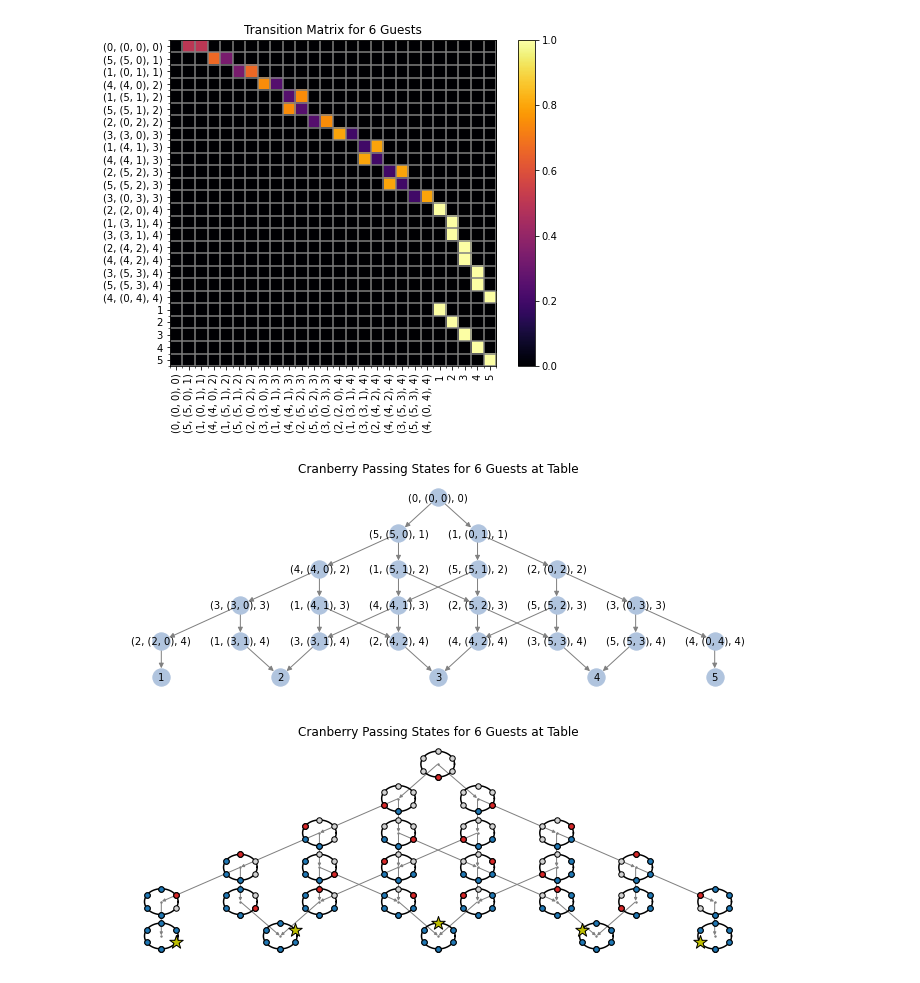
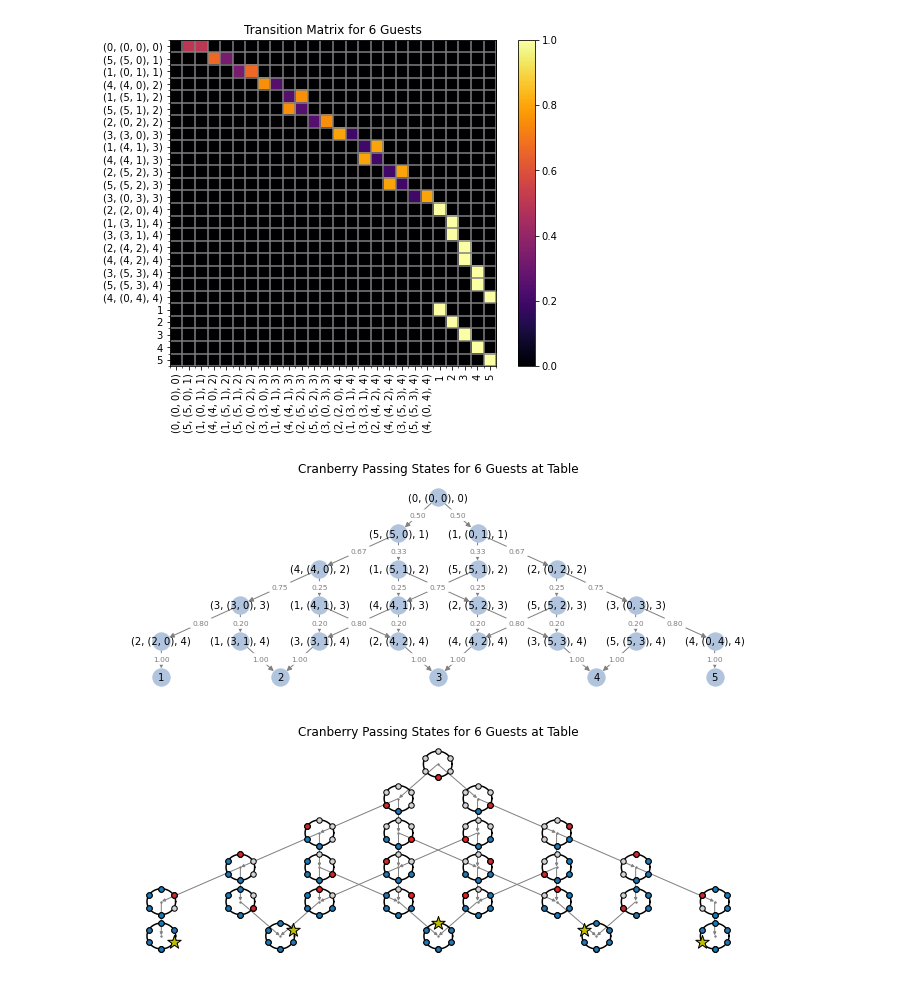
Before and after one commit to pkepley/blog-notebooks, a Jupyter notebook: 20201127_RiddlerSoln1120/compute_analytical_solution.ipynb, the cells around one changed output. Cells and saved outputs as stored; diff of their text form; code cells hidden in the pictures.

```diff
--- a/20201127_RiddlerSoln1120/compute_analytical_solution.ipynb
+++ b/20201127_RiddlerSoln1120/compute_analytical_solution.ipynb
@@ -170,10 +253,11 @@ def cranberry_passing_transition_matrix(n_guests):
     states, state_to_idx, n_states = generate_states(n_guests)
 
     # list of tuples, containing (p_near, p_far) interval exit probabilities
-    exit_probs = [interval_exit_probabilities(i) for i in range(n_guests)]
+    exit_probs = [None] + [drunkard_walk_exit_distro(i) for i in range(1, n_guests)]
 
     # compute transition matrix
     P = np.zeros((n_states, n_states))
+
     for state in states:
         # non-absorbing states are encoded as tuples
         if type(state) == tuple:
@@ -289,20 +497,43 @@ fig.colorbar(cm);
 # %%
 # adjacency matrix is the matrix whose i,j is 1 if there is a transition from i to j
 # and 0 otherwise
 P_adjacency = P > 0
 
 # construct the adjacency graph (for this problem, it's a directed tree)
 # from the adjacency matrix
 G = nx.from_numpy_matrix(P_adjacency, create_using=nx.DiGraph)
 G = nx.relabel_nodes(G, dict(zip(range(len(G.nodes())), state_labels)))
 
+# Create a dictionary of edge labels
+edge_labels = dict()
+for i_start, state_start in enumerate(states):
+    state_label_start = state_labels[i_start]
+    idx_start = state_to_idx[state_start]
+
+    for i_end, state_end in enumerate(states):
+        state_label_end = state_labels[i_end]
+        idx_end = state_to_idx[state_end]
+
+        # if the graph has an edge, and the nodes are ditinct (i.e. not a terminal node)
+        # add the probability as the edge label
+        if P_adjacency[idx_start, idx_end] and idx_start != idx_end:
+            edge_labels[(state_label_start, state_label_end)] = '{:0.02f}'.format(P[idx_start, idx_end])
+
+# get layout for graph
+pos=graphviz_layout(G, prog='dot')
+
+fig, ax = plt.subplots(figsize=(12, 4), facecolor='w')
+plt.title("Cranberry Passing States for {} Guests at Table".format(n_guests))
+
+# print the transition probability
+edge_text = nx.draw_networkx_edge_labels(G,pos,edge_labels=edge_labels,font_color='grey', font_size = 7.5, ax=ax)
+for _,t in edge_text.items():
+    t.set_rotation('horizontal')
+
 # plot the adjacency graph
-fig, ax = plt.subplots(figsize=(12, 4))
-plt.title("Cranberry Passing States for {} Guests at Table".format(n_guests))
-pos=graphviz_layout(G, prog='dot')
-nx.draw(G, pos, with_labels=True, arrows=True, font_size=10, node_color='lightsteelblue', edge_color='grey')
+nx.draw(G, pos, with_labels=True, arrows=True, font_size=10, node_color='lightsteelblue', edge_color='grey', ax=ax)
 # %% [output]
-[figure, old version]
+[figure, new version]
 # %%
 def plot_state(state, n_guests, p=(0,0), r=1, ax = None, s=100, s_star=200):
     if ax is None:
```
Also changed, not shown: parts of 23 cells of this notebook, 2 other files.
